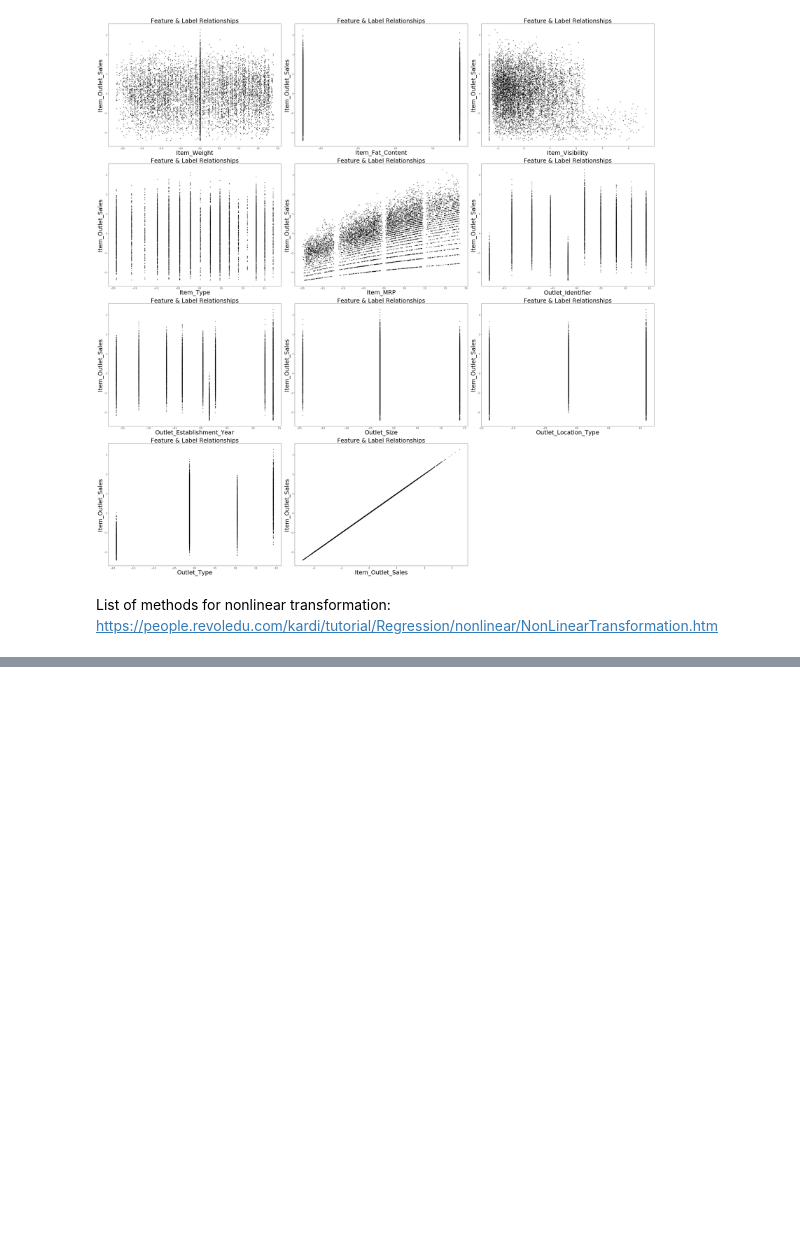
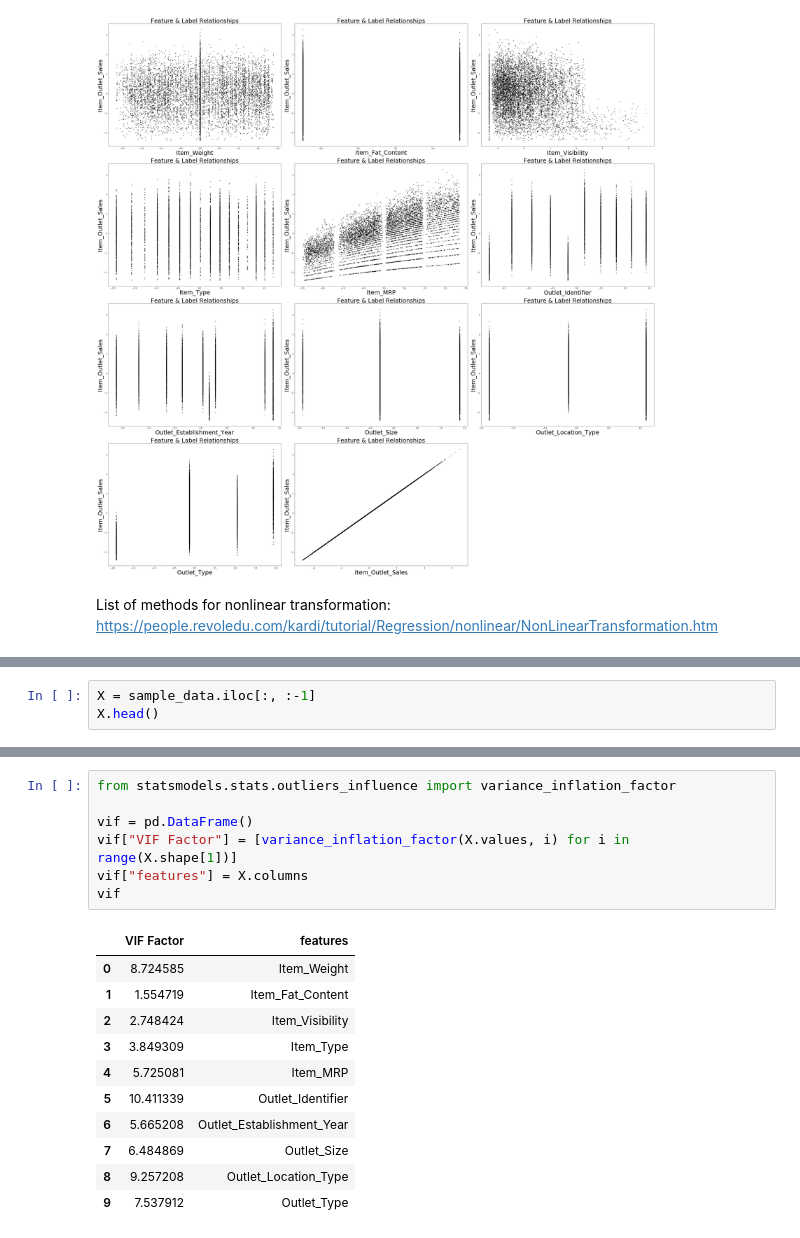
Before and after one commit to hanhanwu/Hanhan_Applied_DataScience, a Jupyter notebook: data_exploration.ipynb, the cells around one changed output, grey strips where cells are left out. Drawn from its saved outputs; the diff is of its cells as text; blank space fills up the shorter version.

```diff
--- a/data_exploration.ipynb
+++ b/data_exploration.ipynb
@@ -185,0 +191,3 @@ List of methods for nonlinear transformation: https://people.revoledu.com/kardi/
+# %%
+X = sample_data.iloc[:, :-1]
+X.head()
@@ -185,0 +201,19 @@ List of methods for nonlinear transformation: https://people.revoledu.com/kardi/
+# %%
+from statsmodels.stats.outliers_influence import variance_inflation_factor
+
+vif = pd.DataFrame()
+vif["VIF Factor"] = [variance_inflation_factor(X.values, i) for i in range(X.shape[1])]
+vif["features"] = X.columns
+vif
+# %% [output]
+|  | VIF Factor | features |
+| 0 | 8.724585 | Item_Weight |
+| 1 | 1.554719 | Item_Fat_Content |
+| 2 | 2.748424 | Item_Visibility |
+| 3 | 3.849309 | Item_Type |
+| 4 | 5.725081 | Item_MRP |
+| 5 | 10.411339 | Outlet_Identifier |
+| 6 | 5.665208 | Outlet_Establishment_Year |
+| 7 | 6.484869 | Outlet_Size |
+| 8 | 9.257208 | Outlet_Location_Type |
+| 9 | 7.537912 | Outlet_Type |
```
Also changed, not shown: parts of 3 cells of this notebook.
